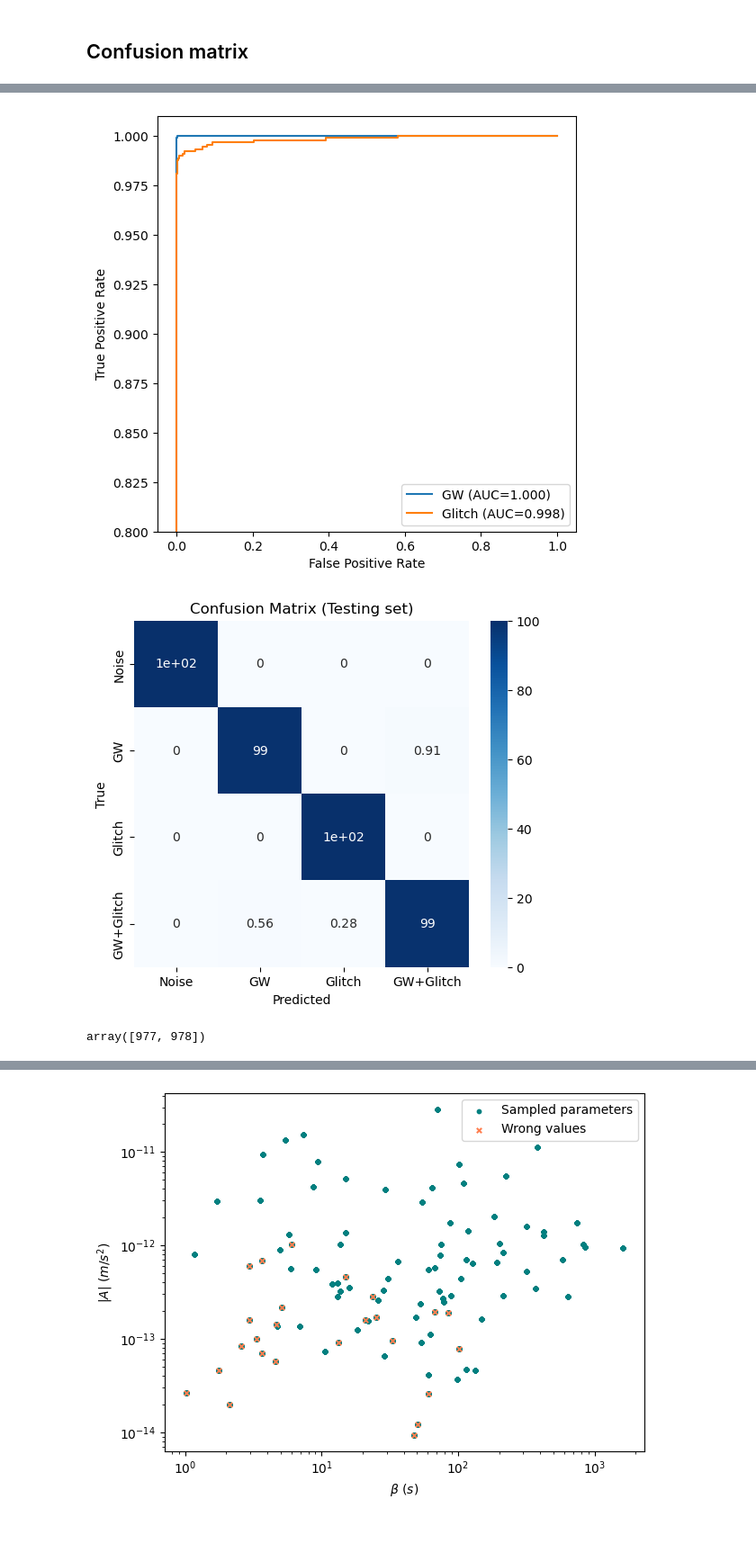
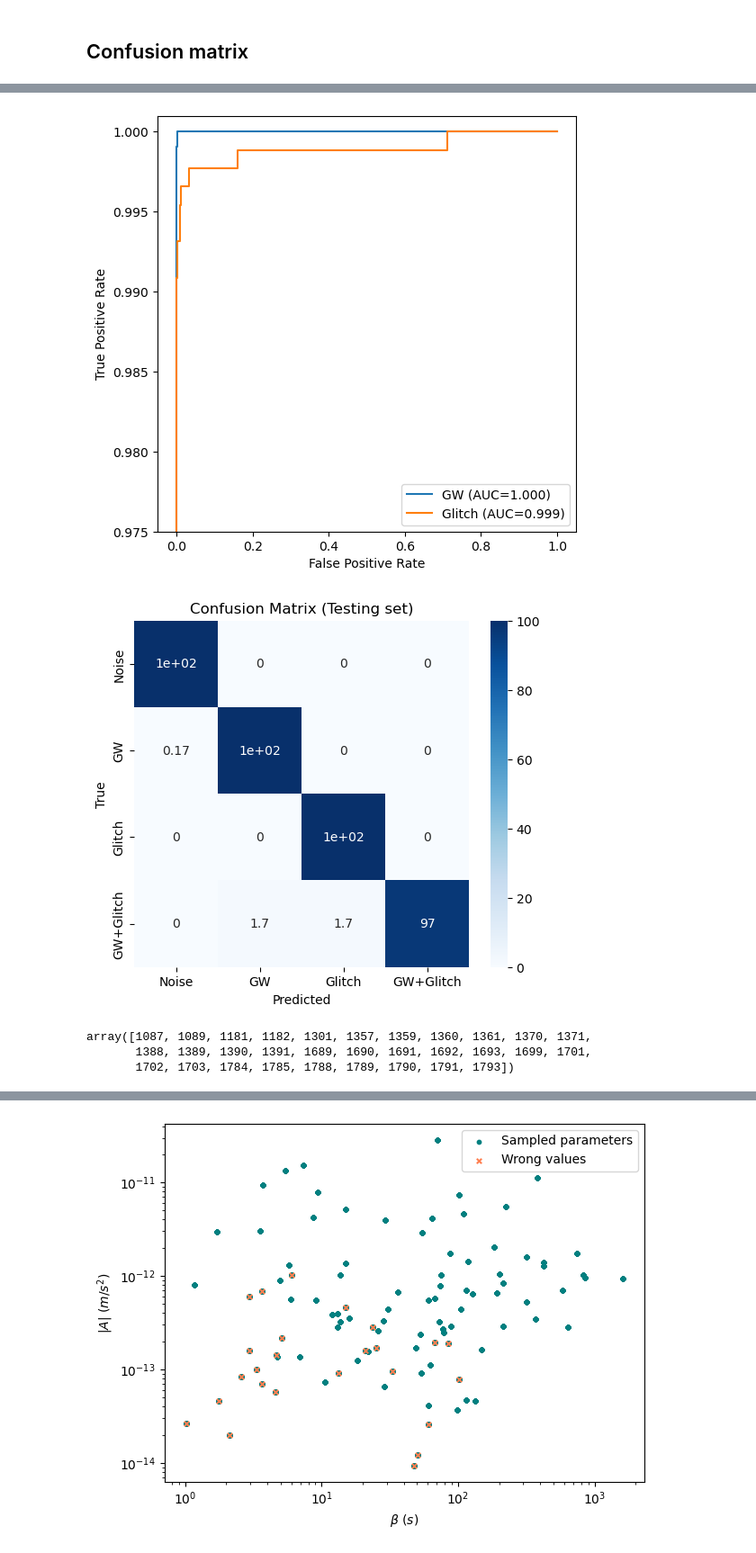
Before and after one commit to AryamannRao/LISAGlitchSignalClassifier, a Jupyter notebook: src/notebooks/model_inference.ipynb, the cells around one changed output, grey strips where cells are left out. Shown at 90% size. Cells and saved outputs as stored; diff of their text form; code cells hidden in the pictures.

```diff
--- a/src/notebooks/model_inference.ipynb
+++ b/src/notebooks/model_inference.ipynb
@@ -26,7 +26,7 @@ warnings.filterwarnings("ignore")
 # %%
 model = CNN(width=6, bn=True, normalise=False)
 device = torch.device("mps")
-results_dir = TRAINING_RESULTS /'run_190726_113839'
+results_dir = TRAINING_RESULTS /'run_200726_144552'
 weights_path = results_dir /'best_model_weights.pth'
 #weights_path = results_dir / 'best_model_weights.pth'
 
@@ -71,13 +71,13 @@ def accuracy(model, loader, threshold=0.5):
     hard_acc = hard_correct/hard_total
     return soft_acc, hard_acc
 # %%
-training_dataset_path2 = TRAINING_DATASETS / 'training_dataset.h5'
-dataset = LISADataset(training_dataset_path2)
+training_dataset_path2 = TRAINING_DATASETS / 'training_dataset2.h5'
+dataset = LISADataset(training_dataset_path)
 
 unique_indices = np.unique(dataset.sim_indices)
 all_indices = np.array(dataset.sim_indices)
 
-rng = np.random.default_rng(67)
+rng = np.random.default_rng(42)
 rng.shuffle(unique_indices)
 
 n_total = len(unique_indices)
@@ -169,26 +165,26 @@ Glitch AUC = 0.9982747712672766
 # %%
 plt.figure(figsize=(6,6))
 
 plt.plot(
     fpr_gw,
     tpr_gw,
     label=f'GW (AUC={auc_gw:.3f})'
 )
 
 plt.plot(
     fpr_glitch,
     tpr_glitch,
     label=f'Glitch (AUC={auc_glitch:.3f})'
 )
 
 plt.xlabel('False Positive Rate')
 plt.ylabel('True Positive Rate')
-plt.ylim(0.8, 1.01)
+plt.ylim(0.975, 1.001)
 plt.legend()
 
 plt.show()
 # %% [output]
-[figure, old version]
+[figure, new version]
 # %%
 def label_to_class(y):
     return y[:,0]*1 + y[:,1]*2
@@ -210,10 +206,12 @@ plt.title("Confusion Matrix (Testing set)")
 
 plt.show()
 # %% [output]
-[figure, old version]
+[figure, new version]
 # %%
 wrong = np.where((true_class == 3)&(pred_class == 1))[0]
 wrong
 # %% [output]
-array([977, 978])
+array([1087, 1089, 1181, 1182, 1301, 1357, 1359, 1360, 1361, 1370, 1371,
+       1388, 1389, 1390, 1391, 1689, 1690, 1691, 1692, 1693, 1699, 1701,
+       1702, 1703, 1784, 1785, 1788, 1789, 1790, 1791, 1793])
 # %%
```
Also changed, not shown: parts of 4 cells of this notebook, 5 other files.
